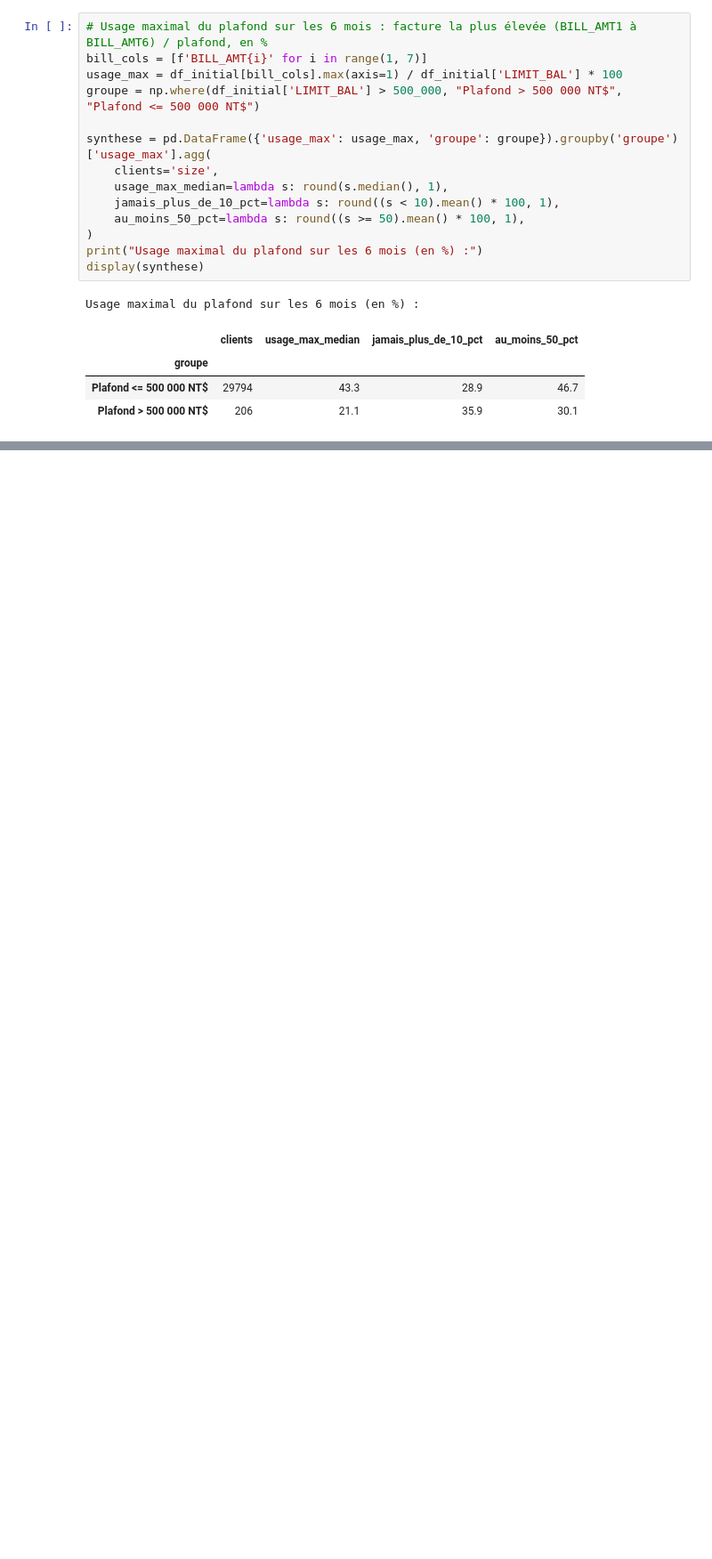
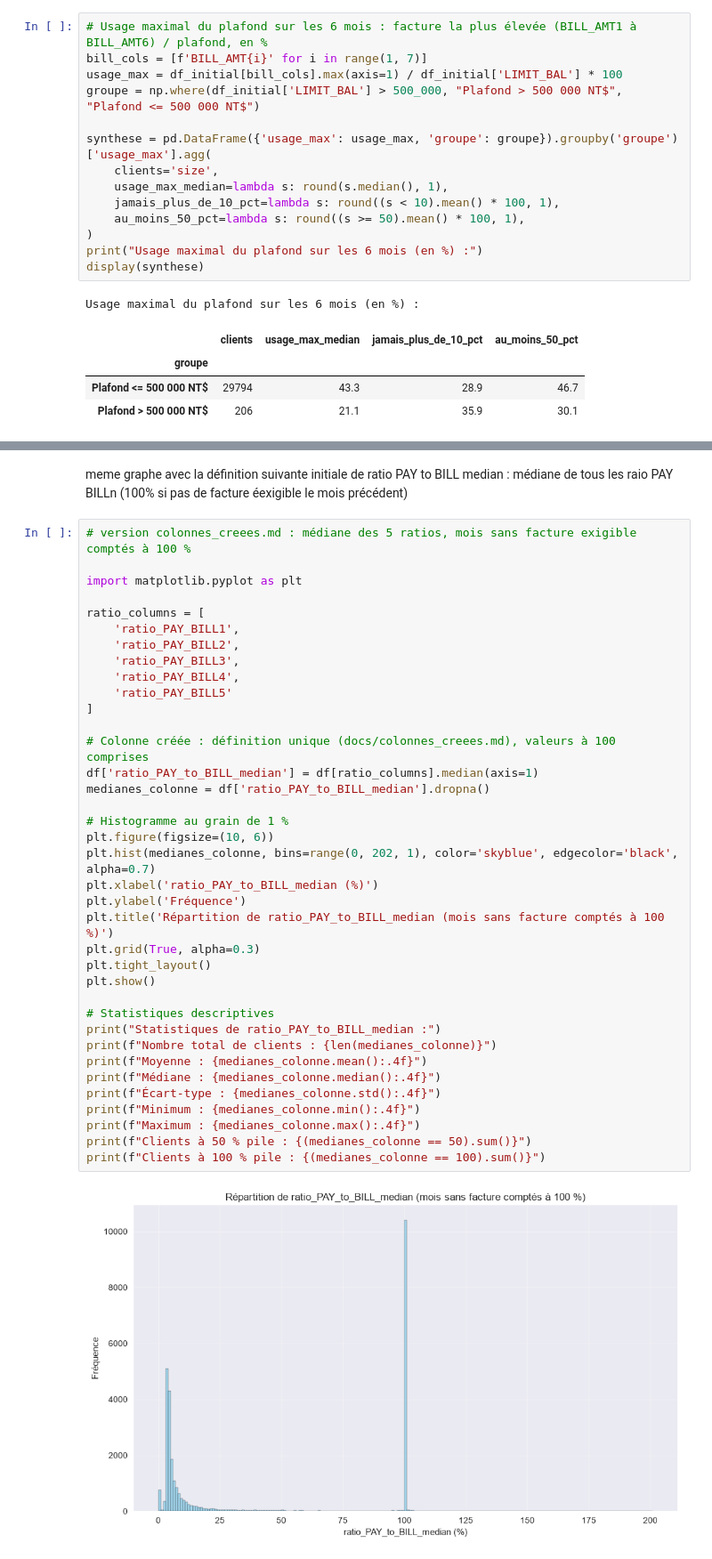
Before and after one commit to johan-mac-59/RiskLens_ML, a Jupyter notebook: src/05_01_EDA_lab.ipynb, the cells around one changed output, grey strips where cells are left out. Shown at 89% size. Drawn from its saved outputs; the diff is of its cells as text; blank space fills up the shorter version.

```diff
--- a/src/05_01_EDA_lab.ipynb
+++ b/src/05_01_EDA_lab.ipynb
@@ -7767,0 +7823,41 @@ Usage maximal du plafond sur les 6 mois (en %) :
+# %% [markdown]
+meme graphe avec la définition suivante initiale de ratio PAY to BILL median : médiane de tous les raio PAY BILLn (100% si pas de facture éexigible le mois précédent)
+# %%
+# version colonnes_creees.md : médiane des 5 ratios, mois sans facture exigible comptés à 100 %
+
+import matplotlib.pyplot as plt
+
+ratio_columns = [
+    'ratio_PAY_BILL1',
+    'ratio_PAY_BILL2',
+    'ratio_PAY_BILL3',
+    'ratio_PAY_BILL4',
+    'ratio_PAY_BILL5'
+]
+
+# Colonne créée : définition unique (docs/colonnes_creees.md), valeurs à 100 comprises
+df['ratio_PAY_to_BILL_median'] = df[ratio_columns].median(axis=1)
+medianes_colonne = df['ratio_PAY_to_BILL_median'].dropna()
+
+# Histogramme au grain de 1 %
+plt.figure(figsize=(10, 6))
+plt.hist(medianes_colonne, bins=range(0, 202, 1), color='skyblue', edgecolor='black', alpha=0.7)
+plt.xlabel('ratio_PAY_to_BILL_median (%)')
+plt.ylabel('Fréquence')
+plt.title('Répartition de ratio_PAY_to_BILL_median (mois sans facture comptés à 100 %)')
+plt.grid(True, alpha=0.3)
+plt.tight_layout()
+plt.show()
+
+# Statistiques descriptives
+print("Statistiques de ratio_PAY_to_BILL_median :")
+print(f"Nombre total de clients : {len(medianes_colonne)}")
+print(f"Moyenne : {medianes_colonne.mean():.4f}")
+print(f"Médiane : {medianes_colonne.median():.4f}")
+print(f"Écart-type : {medianes_colonne.std():.4f}")
+print(f"Minimum : {medianes_colonne.min():.4f}")
+print(f"Maximum : {medianes_colonne.max():.4f}")
+print(f"Clients à 50 % pile : {(medianes_colonne == 50).sum()}")
+print(f"Clients à 100 % pile : {(medianes_colonne == 100).sum()}")
+# %% [output]
+[figure, added]
```
Also changed, not shown: parts of 10 cells of this notebook, 9 other files.
